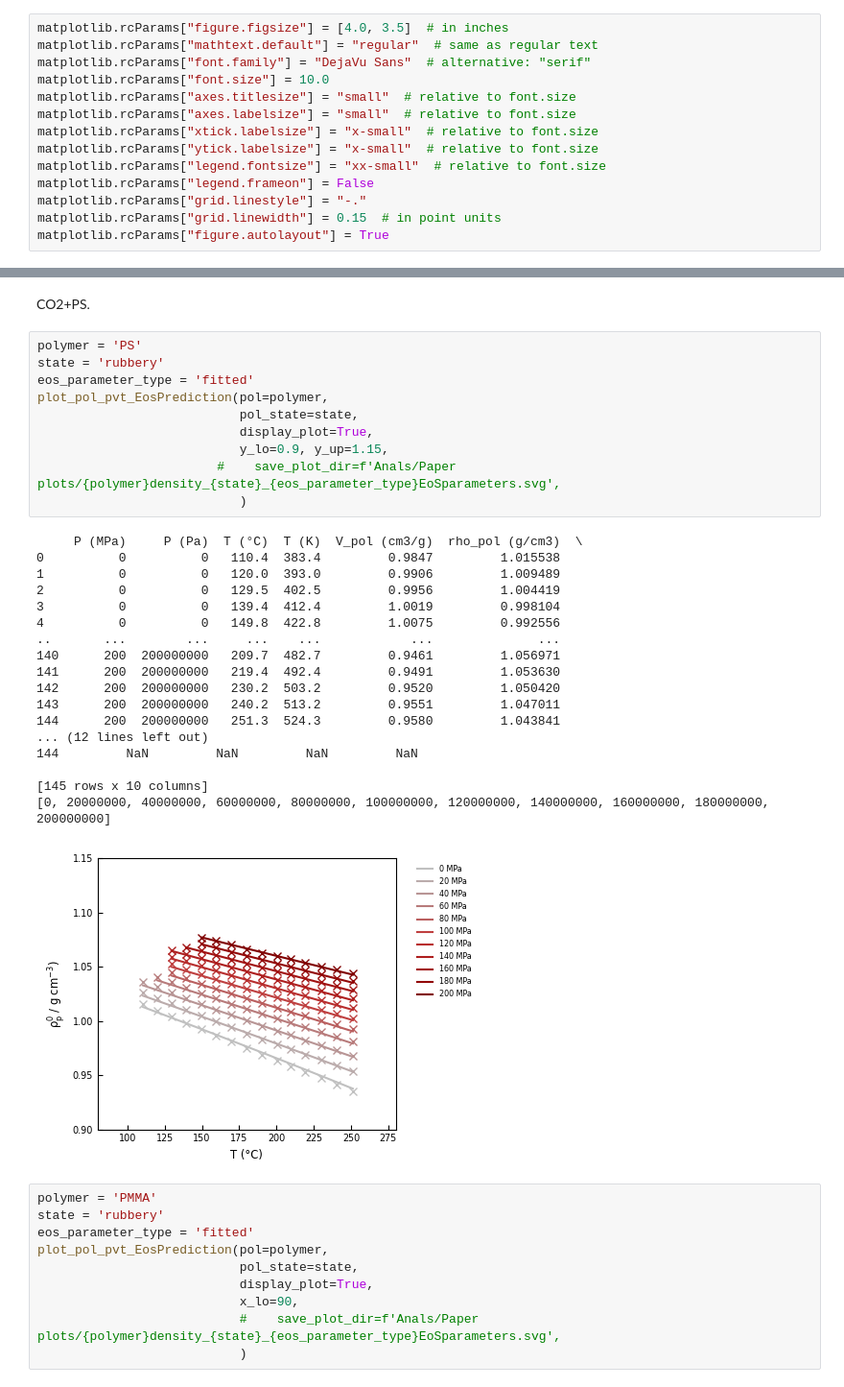
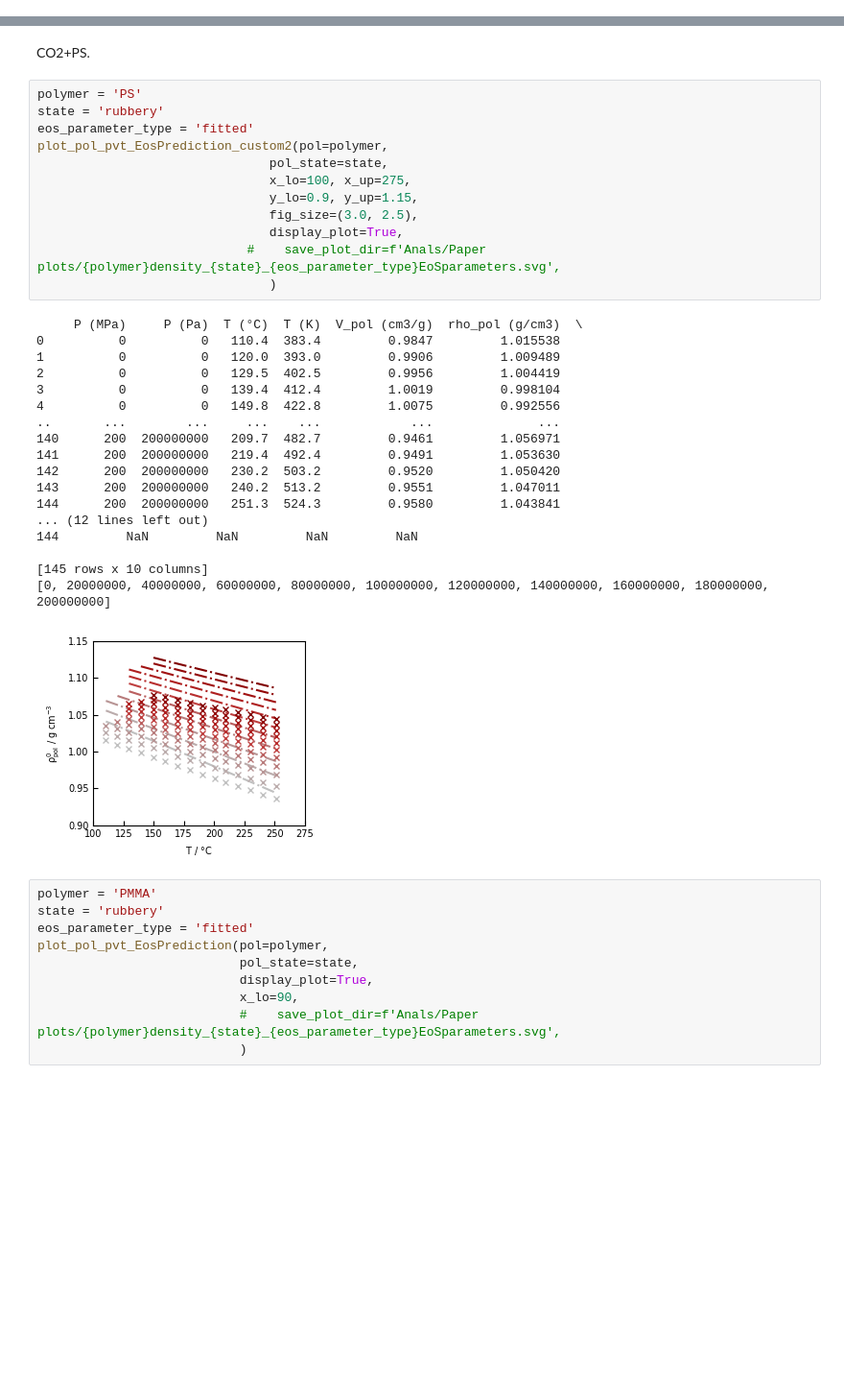
Before and after one commit to louis-sh-nguyen/NE_SAFT, a Jupyter notebook: paper_plots_main.ipynb, the cells around one changed output, grey strips where cells are left out. Shown at 96% size. Drawn from its saved outputs; the diff is of its cells as text; blank space fills up the shorter version.

```diff
--- a/paper_plots_main.ipynb
+++ b/paper_plots_main.ipynb
@@ -134,20 +156,6 @@ Data saved: Results\CO2-PMMA_35C_fittedEoSParameters_EQ_241125-1813.csv
 ## Plotting
 # %% [markdown]
 Plot parameters.
-# %%
-matplotlib.rcParams["figure.figsize"] = [4.0, 3.5]  # in inches
-matplotlib.rcParams["mathtext.default"] = "regular"  # same as regular text
-matplotlib.rcParams["font.family"] = "DejaVu Sans"  # alternative: "serif"
-matplotlib.rcParams["font.size"] = 10.0
-matplotlib.rcParams["axes.titlesize"] = "small"  # relative to font.size
-matplotlib.rcParams["axes.labelsize"] = "small"  # relative to font.size
-matplotlib.rcParams["xtick.labelsize"] = "x-small"  # relative to font.size
-matplotlib.rcParams["ytick.labelsize"] = "x-small"  # relative to font.size
-matplotlib.rcParams["legend.fontsize"] = "xx-small"  # relative to font.size
-matplotlib.rcParams["legend.frameon"] = False
-matplotlib.rcParams["grid.linestyle"] = "-."
-matplotlib.rcParams["grid.linewidth"] = 0.15  # in point units
-matplotlib.rcParams["figure.autolayout"] = True
 # %%
 T_list = [100+273, 132+273] # [K]
 df_exp_CO2_PS = {}
@@ -3875,32 +3999,34 @@ CO2+PS.
 # %%
 polymer = 'PS'
 state = 'rubbery'
 eos_parameter_type = 'fitted'
-plot_pol_pvt_EosPrediction(pol=polymer,
-                           pol_state=state,
-                           display_plot=True,
-                           y_lo=0.9, y_up=1.15,
-                        #    save_plot_dir=f'Anals/Paper plots/{polymer}density_{state}_{eos_parameter_type}EoSparameters.svg',
-                           )
+plot_pol_pvt_EosPrediction_custom2(pol=polymer,
+                               pol_state=state,
+                               x_lo=100, x_up=275,
+                               y_lo=0.9, y_up=1.15,
+                               fig_size=(3.0, 2.5),
+                               display_plot=True,
+                            #    save_plot_dir=f'Anals/Paper plots/{polymer}density_{state}_{eos_parameter_type}EoSparameters.svg',
+                               )
 # %% [output]
      P (MPa)     P (Pa)  T (°C)  T (K)  V_pol (cm3/g)  rho_pol (g/cm3)  \
 0          0          0   110.4  383.4         0.9847         1.015538
 1          0          0   120.0  393.0         0.9906         1.009489
 2          0          0   129.5  402.5         0.9956         1.004419
 3          0          0   139.4  412.4         1.0019         0.998104
 4          0          0   149.8  422.8         1.0075         0.992556
 ..       ...        ...     ...    ...            ...              ...
 140      200  200000000   209.7  482.7         0.9461         1.056971
 141      200  200000000   219.4  492.4         0.9491         1.053630
 142      200  200000000   230.2  503.2         0.9520         1.050420
 143      200  200000000   240.2  513.2         0.9551         1.047011
 144      200  200000000   251.3  524.3         0.9580         1.043841
 ... (12 lines left out)
 144         NaN         NaN         NaN         NaN
 
 [145 rows x 10 columns]
 [0, 20000000, 40000000, 60000000, 80000000, 100000000, 120000000, 140000000, 160000000, 180000000, 200000000]
-[figure, old version]
+[figure, new version]
 # %%
 polymer = 'PMMA'
 state = 'rubbery'
```
Also changed, not shown: parts of 61 cells of this notebook, 5 other files.
